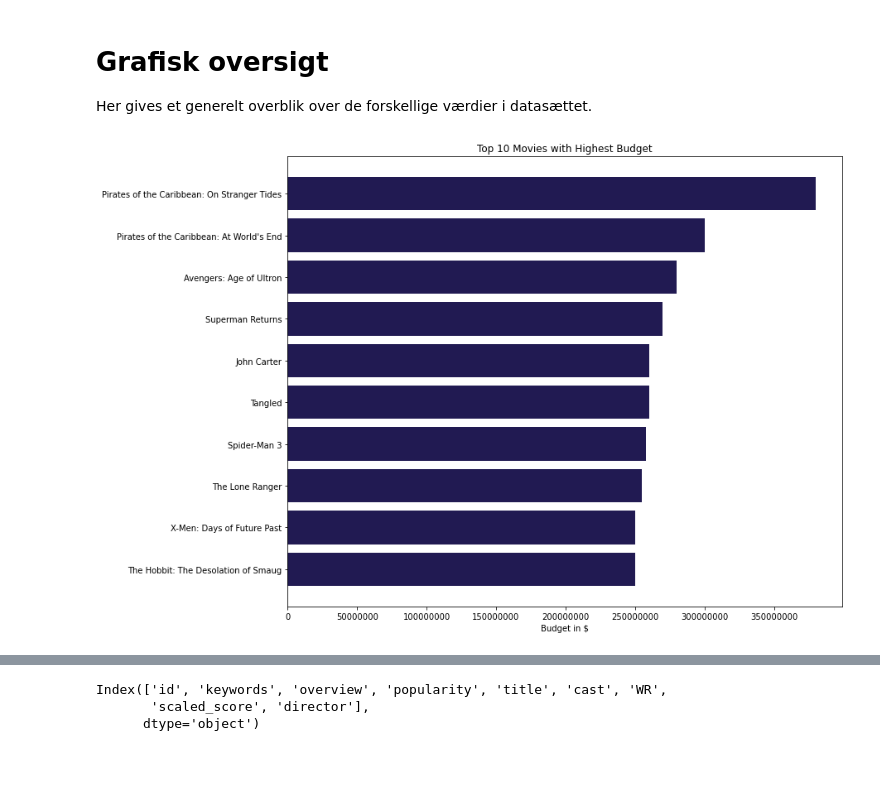
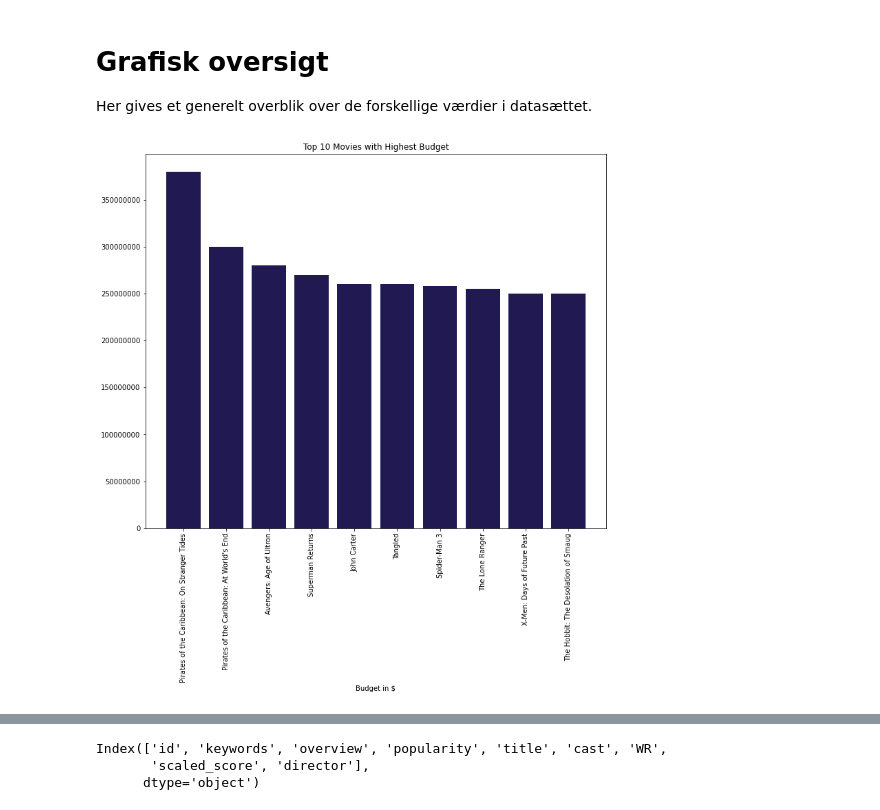
Before and after one commit to kent1325/P1---Movie-Recommender-System, a Jupyter notebook: P1 - Recommender System notebook.ipynb, the cells around one changed output, grey strips where cells are left out. Drawn from its saved outputs; the diff is of its cells as text; code cells hidden in the pictures; blank space fills up the shorter version.

```diff
--- a/P1 - Recommender System notebook.ipynb
+++ b/P1 - Recommender System notebook.ipynb
@@ -312,16 +309,15 @@ cleaned_df[features].head()
 Her gives et generelt overblik over de forskellige værdier i datasættet.
 # %%
 plt.figure(figsize=(12,10))
-plt.barh(main_df.sort_values("budget", ascending=False)['title'].head(10),
-         main_df.sort_values("budget", ascending=False)['budget'].head(10),
-         align='center', color='#211a52')
-plt.gca().invert_yaxis()
+plt.bar(main_df.sort_values("budget", ascending=False)['title'].head(10),
+        main_df.sort_values("budget", ascending=False)['budget'].head(10),
+        align='center', color='#211a52')
 plt.xlabel("Budget in $")
-plt.ticklabel_format(axis='x', style='plain')
-#plt.xaxis.get_offset_text().set_visible(False)
+plt.ticklabel_format(axis='y', style='plain')
+plt.xticks(rotation=90)
 plt.title("Top 10 Movies with Highest Budget")
 plt.show()
 # %% [output]
-[figure, old version]
+[figure, new version]
 # %%
 plt.figure(figsize=(12,10))
```
Also changed, not shown: parts of 16 cells of this notebook.
